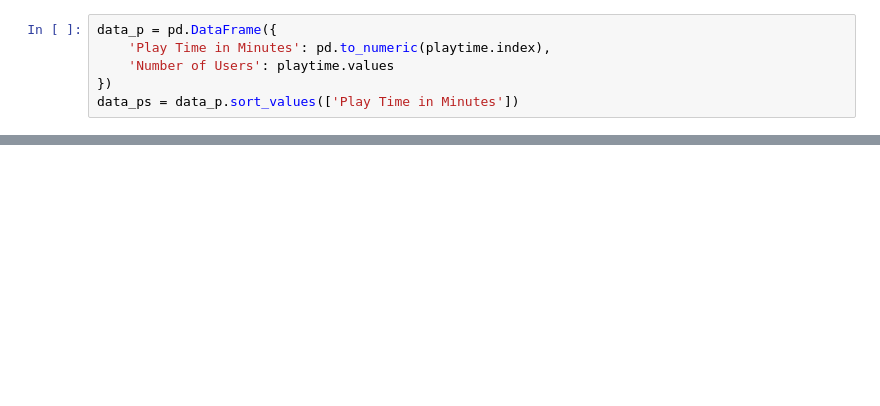
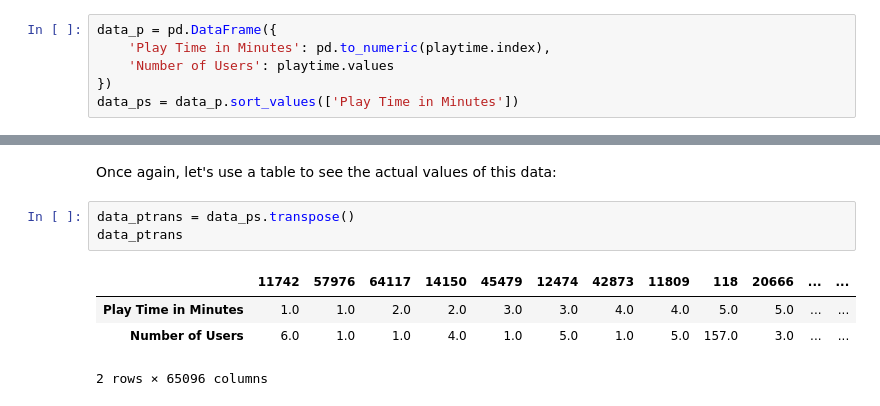
Before and after one commit to data301-2020-winter2/course-project-group_1005, a Jupyter notebook: analysis/maysey/milestone2_task04.ipynb, the cells around one changed output, grey strips where cells are left out. Drawn from its saved outputs; the diff is of its cells as text; blank space fills up the shorter version.

```diff
--- a/analysis/maysey/milestone2_task04.ipynb
+++ b/analysis/maysey/milestone2_task04.ipynb
@@ -114,0 +118,10 @@ data_ps.plot( x='Play Time in Minutes', y='Number of Users', kind='bar')
+# %% [markdown]
+Once again, let's use a table to see the actual values of this data:
+# %%
+data_ptrans = data_ps.transpose()
+data_ptrans
+# %% [output]
+|  | 11742 | 57976 | 64117 | 14150 | 45479 | 12474 | 42873 | 11809 | 118 | 20666 | ... | ... |
+| Play Time in Minutes | 1.0 | 1.0 | 2.0 | 2.0 | 3.0 | 3.0 | 4.0 | 4.0 | 5.0 | 5.0 | ... | ... |
+| Number of Users | 6.0 | 1.0 | 1.0 | 4.0 | 1.0 | 5.0 | 1.0 | 5.0 | 157.0 | 3.0 | ... | ... |
+2 rows × 65096 columns
```
Also changed, not shown: parts of 10 cells of this notebook.
